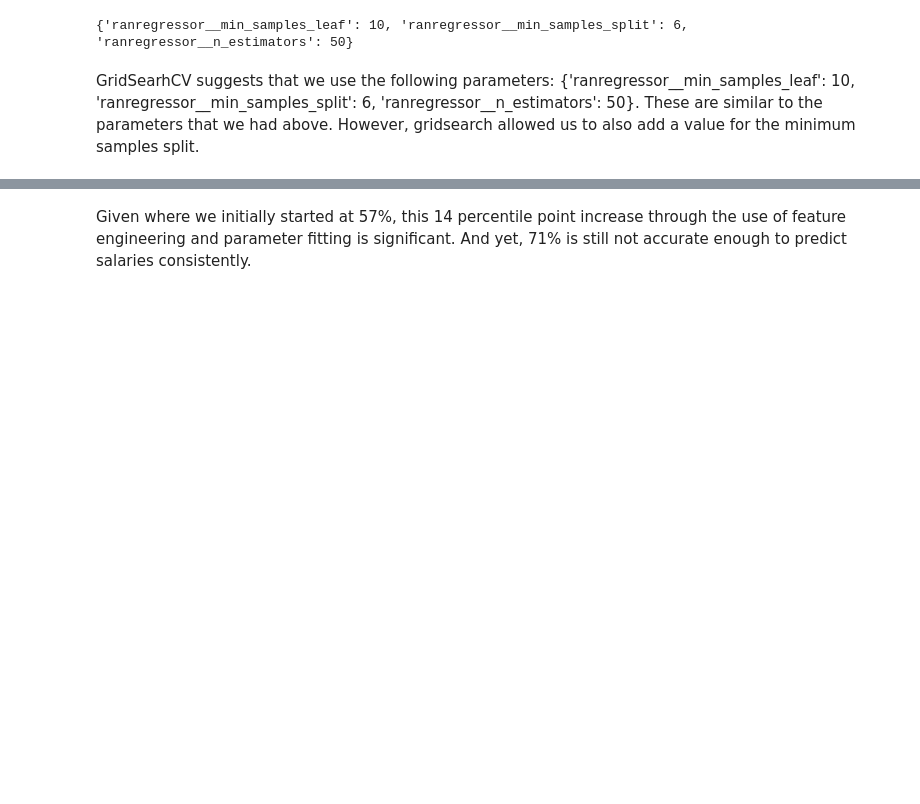
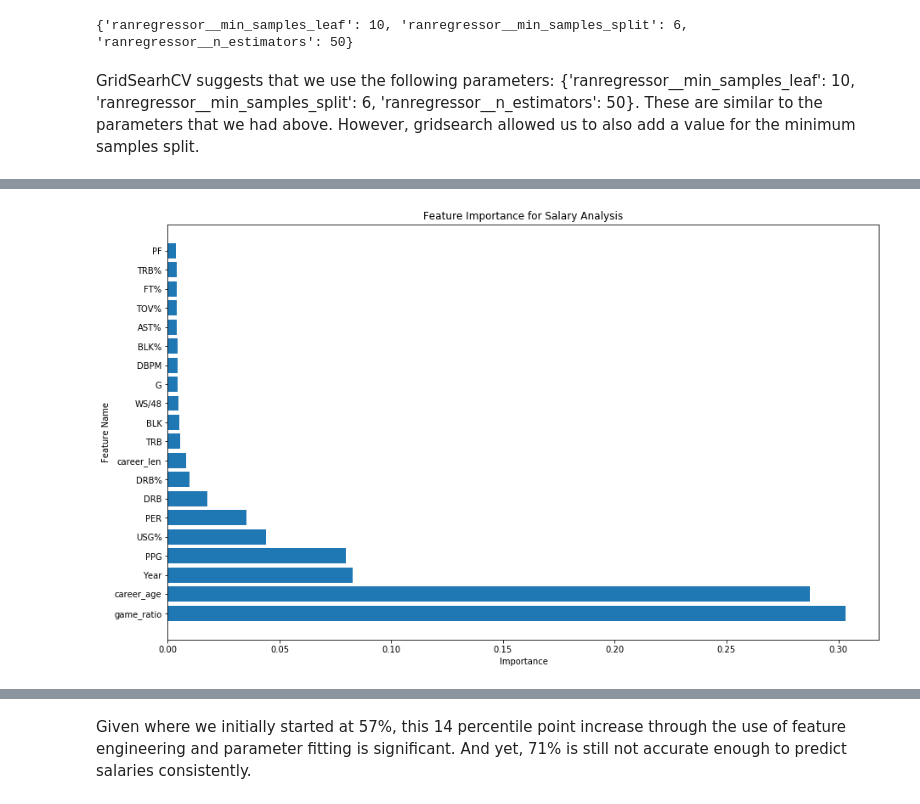
Before and after one commit to kjd999/Springboard-Projects, a Jupyter notebook: Capstone Project/nba machine learning analysis.ipynb, the cells around one changed output, grey strips where cells are left out. Drawn from its saved outputs; the diff is of its cells as text; code cells hidden in the pictures; blank space fills up the shorter version.

```diff
--- a/Capstone Project/nba machine learning analysis.ipynb
+++ b/Capstone Project/nba machine learning analysis.ipynb
@@ -422,0 +430,4 @@ model score: 0.714
+# %%
+# The feature importances from our pipeline
+feature_importances = ran3.named_steps.ranregressor.feature_importances_
+feature_importances
@@ -422,0 +452,6 @@ model score: 0.714
+# %%
+# Get the categorical and numerical names from the pieline and combine into a single array
+categorical_transformer.fit(X_train[categorical_features])
+categories_array = categorical_transformer.named_steps.onehot.categories_
+categorical_columns = [f'{cat}:{value}' for cat, cols in zip(categorical_features, categories_array) for value in cols]
+feature_names = numeric_features + categorical_columns
@@ -422,0 +479,4 @@ model score: 0.714
+# %%
+# Create a dataframe that combine names and importance
+df_importances = pd.DataFrame({'feature names': feature_names, 'feature importance': feature_importances})
+df_importances
@@ -422,0 +502,6 @@ model score: 0.714
+# %%
+# The importance levels start dropping rather severely after about the top 20, so we'll only graph the top for a cleaner
+# looking graph
+df_imp_sort = df_importances.sort_values(['feature importance'], ascending=False)
+df_imp_sort_20 = df_imp_sort.head(20)
+df_imp_sort_20
@@ -422,0 +526,10 @@ model score: 0.714
+# %%
+# Bar plot of feature importance
+plt.figure(figsize=(15,9))
+plt.barh(df_imp_sort_20['feature names'], df_imp_sort_20['feature importance'])
+plt.title('Feature Importance for Salary Analysis')
+plt.ylabel('Feature Name')
+plt.xlabel('Importance')
+plt.show()
+# %% [output]
+[figure, added]
```
Also changed, not shown: parts of 34 cells of this notebook.
